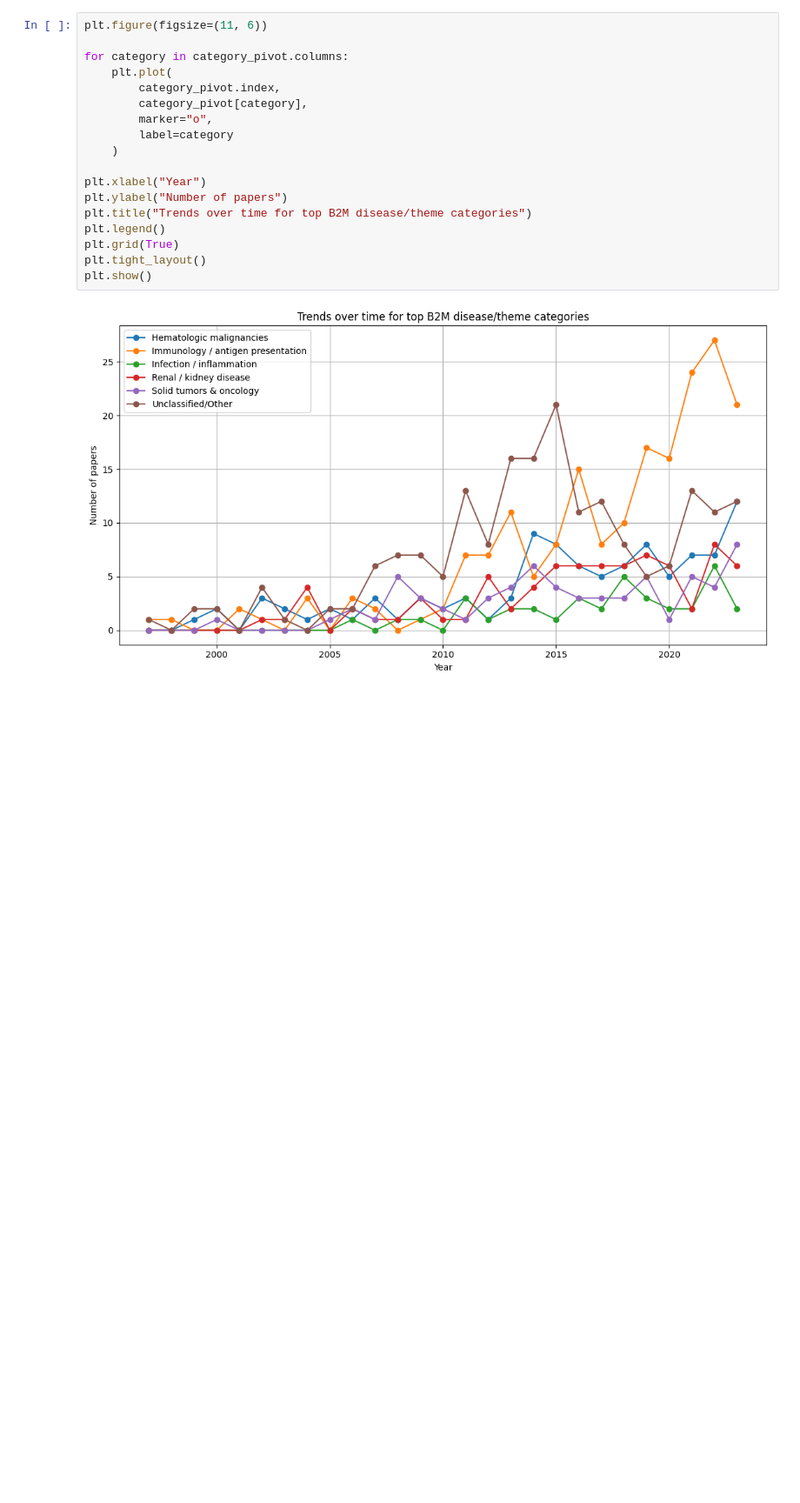
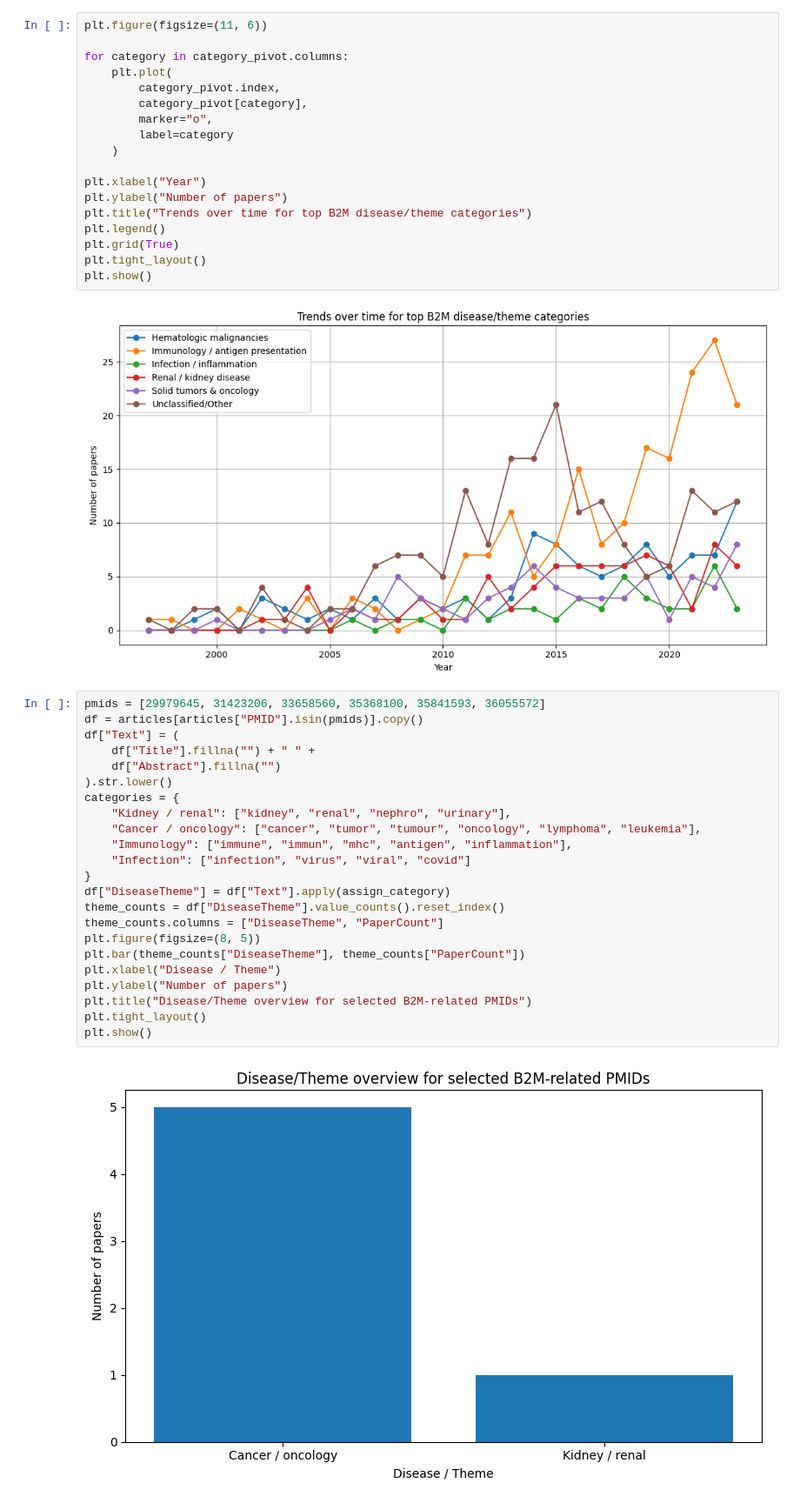
Before and after one commit to LillWawrence/consulting_skills_exam, a Jupyter notebook: anchal.ipynb, the cells around one changed output. Shown at 87% size. Cells and saved outputs as stored; diff of their text form; blank space fills up the shorter version.

Commit message:
i have plotted a bar graph on Disease/Theme overview for selected B2M-related PMIDs.

```diff
--- a/anchal.ipynb
+++ b/anchal.ipynb
@@ -257,3 +253,28 @@ plt.tight_layout()
 plt.show()
 # %% [output]
 [figure]
+# %%
+pmids = [29979645, 31423206, 33658560, 35368100, 35841593, 36055572]
+df = articles[articles["PMID"].isin(pmids)].copy()
+df["Text"] = (
+    df["Title"].fillna("") + " " +
+    df["Abstract"].fillna("")
+).str.lower()
+categories = {
+    "Kidney / renal": ["kidney", "renal", "nephro", "urinary"],
+    "Cancer / oncology": ["cancer", "tumor", "tumour", "oncology", "lymphoma", "leukemia"],
+    "Immunology": ["immune", "immun", "mhc", "antigen", "inflammation"],
+    "Infection": ["infection", "virus", "viral", "covid"]
+}
+df["DiseaseTheme"] = df["Text"].apply(assign_category)
+theme_counts = df["DiseaseTheme"].value_counts().reset_index()
+theme_counts.columns = ["DiseaseTheme", "PaperCount"]
+plt.figure(figsize=(8, 5))
+plt.bar(theme_counts["DiseaseTheme"], theme_counts["PaperCount"])
+plt.xlabel("Disease / Theme")
+plt.ylabel("Number of papers")
+plt.title("Disease/Theme overview for selected B2M-related PMIDs")
+plt.tight_layout()
+plt.show()
+# %% [output]
+[figure, added]
```
Also changed, not shown: parts of 1 cell of this notebook.
